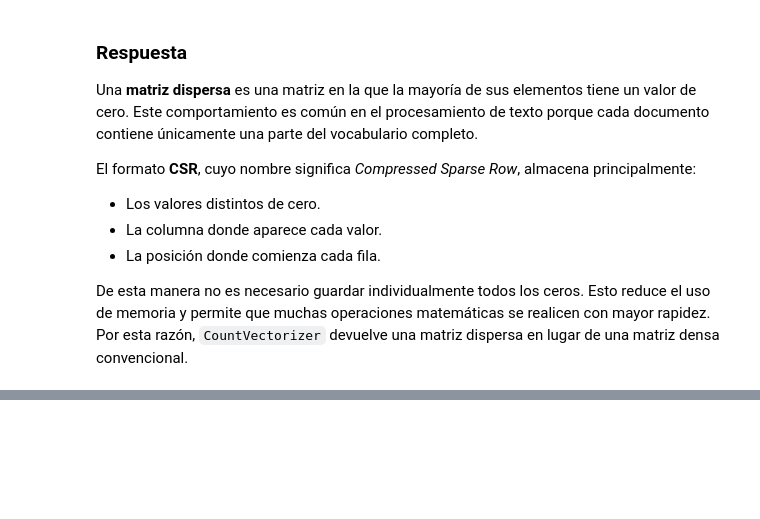
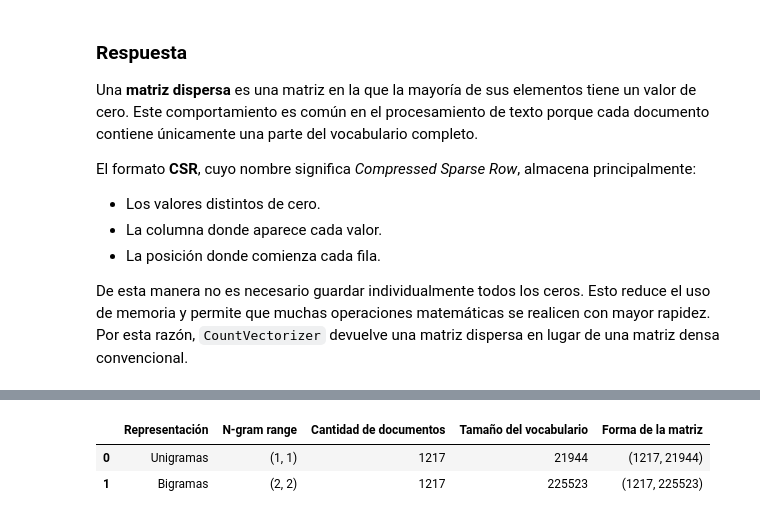
Before and after one commit to Jtanchezz/NLP, a Jupyter notebook: Lab2/lab2.ipynb, the cells around one changed output, grey strips where cells are left out. Cells and saved outputs as stored; diff of their text form; code cells hidden in the pictures; blank space fills up the shorter version.

Commit message:
Unigramas y bigramas

```diff
--- a/Lab2/lab2.ipynb
+++ b/Lab2/lab2.ipynb
@@ -380,0 +393,69 @@ De esta manera no es necesario guardar individualmente todos los ceros. Esto red
+# %%
+from sklearn.feature_extraction.text import CountVectorizer
+
+textos_normalizados = corpus[
+    "News_normalizada"
+].fillna("")
+
+# Representación formada únicamente por unigramas
+vectorizador_unigramas = CountVectorizer(
+    tokenizer=str.split,
+    preprocessor=None,
+    token_pattern=None,
+    lowercase=False,
+    ngram_range=(1, 1)
+)
+
+matriz_unigramas = vectorizador_unigramas.fit_transform(
+    textos_normalizados
+)
+
+vocabulario_unigramas = (
+    vectorizador_unigramas.get_feature_names_out()
+)
+
+# Representación formada únicamente por bigramas
+vectorizador_bigramas = CountVectorizer(
+    tokenizer=str.split,
+    preprocessor=None,
+    token_pattern=None,
+    lowercase=False,
+    ngram_range=(2, 2)
+)
+
+matriz_bigramas = vectorizador_bigramas.fit_transform(
+    textos_normalizados
+)
+
+vocabulario_bigramas = (
+    vectorizador_bigramas.get_feature_names_out()
+)
+
+resumen_ngramas = pd.DataFrame({
+    "Representación": [
+        "Unigramas",
+        "Bigramas"
+    ],
+    "N-gram range": [
+        "(1, 1)",
+        "(2, 2)"
+    ],
+    "Cantidad de documentos": [
+        matriz_unigramas.shape[0],
+        matriz_bigramas.shape[0]
+    ],
+    "Tamaño del vocabulario": [
+        matriz_unigramas.shape[1],
+        matriz_bigramas.shape[1]
+    ],
+    "Forma de la matriz": [
+        str(matriz_unigramas.shape),
+        str(matriz_bigramas.shape)
+    ]
+})
+
+display(resumen_ngramas)
+# %% [output]
+|  | Representación | N-gram range | Cantidad de documentos | Tamaño del vocabulario | Forma de la matriz |
+| 0 | Unigramas | (1, 1) | 1217 | 21944 | (1217, 21944) |
+| 1 | Bigramas | (2, 2) | 1217 | 225523 | (1217, 225523) |
```
Also changed, not shown: parts of 1 cell of this notebook.
